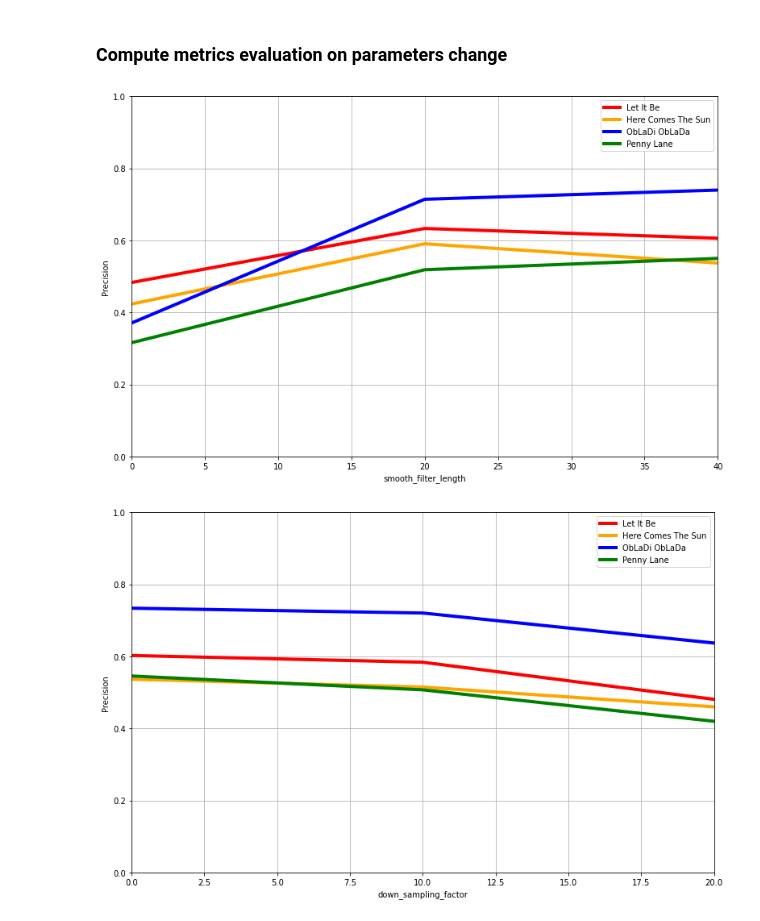
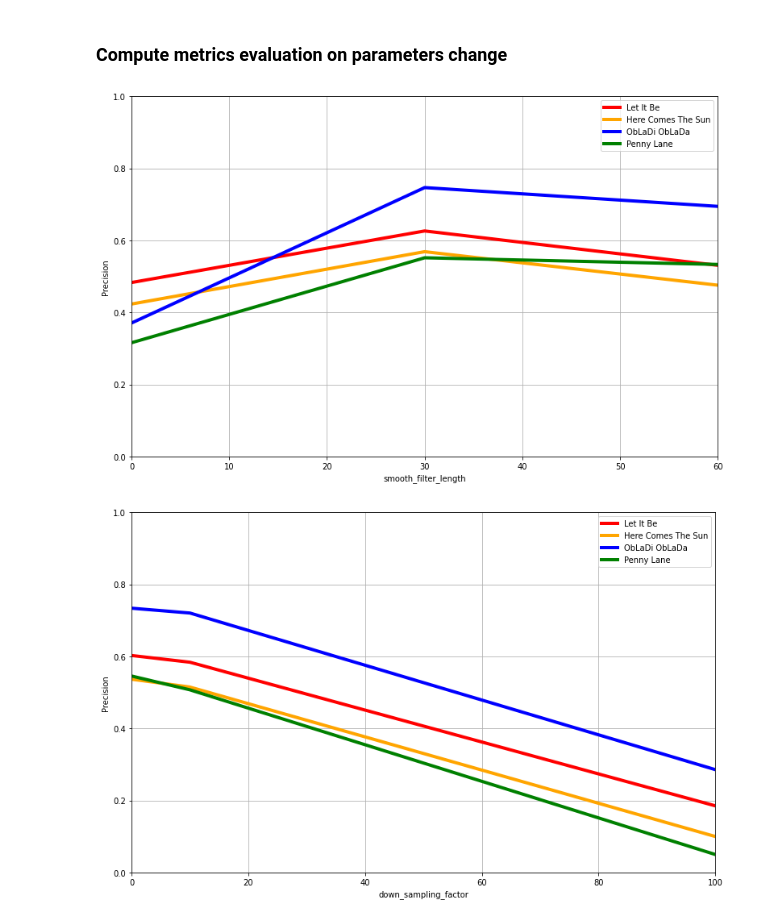
Before and after one commit to mpetteno-polimi/CMRM-Homework2, a Jupyter notebook: ChordRecognitionTemplateBased.ipynb, the cells around one changed output. Cells and saved outputs as stored; diff of their text form; code cells hidden in the pictures.

```diff
--- a/ChordRecognitionTemplateBased.ipynb
+++ b/ChordRecognitionTemplateBased.ipynb
@@ -500,15 +581,17 @@ def normalize_annotation_chord_labels(annotations):
 # %% [markdown]
 <h3>Ground truth reading implementation</h3>
 # %%
-def read_ground_truth(csv_file_path):
+def read_ground_truth(csv_file_path: str) -> tuple:
     """Convert segment-based chord annotation into various formats
 
-    Args:
+    :parameter:
         csv_file_path (str): Filename of segment-based chord annotation
 
-    Returns:
-        ann_matrix (np.ndarray): Encoding of label sequence in form of a binary time-chord representation
-        ann_frame (list): Label sequence (specified on the frame level)
+    :returns:
+        ground_truth_chord_labels (list): Frame by frame reference chords label sequence
+        ground_truth_time_chord_matrix (np.ndarray): Binary time-chord matrix representation of the reference chords label sequence
+        orig_segment_annotation_seconds (list): Original reference annotations given in seconds
+        norm_segment_annotation_seconds (list): Normalized reference annotations given in seconds
     """
 
     orig_segment_annotation_indices, orig_segment_annotation_seconds = read_csv(csv_file_path)
@@ -555,23 +638,24 @@ plt.tight_layout()
 # %% [markdown]
 <h3>Metric evaluation implementation</h3>
 # %%
-def compute_evaluation_measures(chord_max, ground_truth_matrix):
-    """Compute evaluation measures
+def compute_metrics_evaluation(chord_max, ground_truth_time_chord_matrix):
+    """ Compute evaluation measures
 
-    Args:
-        ground_truth_matrix (np.ndarray): Reference set of items
-        chord_max (np.ndarray): Set of estimated items
+    :parameter:
+        ground_truth_time_chord_matrix (np.ndarray): Binary time-chord matrix representation of the reference chords label sequence
+        chord_max (np.ndarray): Binary chord similarity matrix only containing maximizing chord
 
-    Returns:
+    :returns:
         precision (float): Precision
         true_positive (int): Number of true positives
         false_positive (int): Number of false positives
         false_negative (int): Number of false negatives
     """
-    assert ground_truth_matrix.shape == chord_max.shape, "Dimension of input matrices must agree"
-    true_positive = np.sum(np.logical_and(ground_truth_matrix, chord_max))
+
+    assert ground_truth_time_chord_matrix.shape == chord_max.shape, "Dimension of input matrices must agree"
+    true_positive = np.sum(np.logical_and(ground_truth_time_chord_matrix, chord_max))
     false_positive = np.sum(chord_max > 0, axis=None) - true_positive
-    false_negative = np.sum(ground_truth_matrix > 0, axis=None) - true_positive
+    false_negative = np.sum(ground_truth_time_chord_matrix > 0, axis=None) - true_positive
     precision = 0
     if true_positive > 0:
         precision = true_positive / (true_positive + false_positive)
@@ -579,7 +663,7 @@ def compute_evaluation_measures(chord_max, ground_truth_matrix):
 # %% [markdown]
 <h3>Let It Be - Perform metric evaluation</h3>
 # %%
-recognition_precision, true_positive, false_positive, false_negative = compute_evaluation_measures(chord_max, ground_truth_time_chord_matrix)
+recognition_precision, true_positive, false_positive, false_negative = compute_metrics_evaluation(chord_max, ground_truth_time_chord_matrix)
 
 print('===================================================')
 print('{} - Recognition precision: {}%'.format(let_it_be_song['title'], round(recognition_precision * 100, 2)))
@@ -610,7 +694,7 @@ for song in songs_dictionary.values():
         ground_truth_chord_labels, ground_truth_time_chord_matrix, original_chord_labels, normalized_chord_labels = read_ground_truth(song['reference_annotations_file'])
 
         # Compute metrics evaluation
-        recognition_precision, true_positive, false_positive, false_negative = compute_evaluation_measures(chord_max, ground_truth_time_chord_matrix)
+        recognition_precision, true_positive, false_positive, false_negative = compute_metrics_evaluation(chord_max, ground_truth_time_chord_matrix)
 
         print('===================================================')
         print('{} - Recognition precision: {}%'.format(song['title'], round(recognition_precision * 100, 2)))
@@ -640,39 +724,39 @@ Penny Lane - Recognition precision: 54.57%
 <h3>Compute metrics evaluation on parameters change</h3>
 # %%
 parameters_values = {
-    'smooth_filter_length': [0, 20, 40],
-    'down_sampling_factor': [0, 10, 20],
+    'smooth_filter_length': [0, 30, 60],
+    'down_sampling_factor': [0, 10, 100],
     'window_length': [2048, 8192, 32768]
 }
 
 for parameter, values in parameters_values.items():
     # Save default value
     parameter_default_value = globals()[parameter]
 
     for song in songs_dictionary.values():
         for parameter_value in values:
             globals()[parameter] = parameter_value
 
             # Perform chords recognition
             recognized_chord_labels, chord_max, chord_similarity, chroma_features, chroma_feature_rate, triads_template, audio_file, audio_duration = compute_template_based_chord_recognition(song['audio_file'])
 
             # Read ground truth
             ground_truth_chord_labels, ground_truth_time_chord_matrix, original_chord_labels, normalized_chord_labels = read_ground_truth(song['reference_annotations_file'])
 
             # Compute metrics evaluation
-            recognition_precision, true_positive, false_positive, false_negative = compute_evaluation_measures(chord_max, ground_truth_time_chord_matrix)
+            recognition_precision, true_positive, false_positive, false_negative = compute_metrics_evaluation(chord_max, ground_truth_time_chord_matrix)
 
             # Save results in song's dictionary
             song['parameter_evaluation_results'][parameter]['precision'].append(recognition_precision)
             song['parameter_evaluation_results'][parameter]['true_positive'].append(true_positive)
             song['parameter_evaluation_results'][parameter]['false_positive'].append(false_positive)
             song['parameter_evaluation_results'][parameter]['false_negative'].append(false_negative)
 
     plot_parameter_test_results(parameter)
 
     # Restore default value before next iteration
     globals()[parameter] = parameter_default_value
 # %% [output]
-[figure, old version]
+[figure, new version]
-[figure, old version]
+[figure, new version]
 [figure]
```
Also changed, not shown: parts of 15 cells of this notebook.
